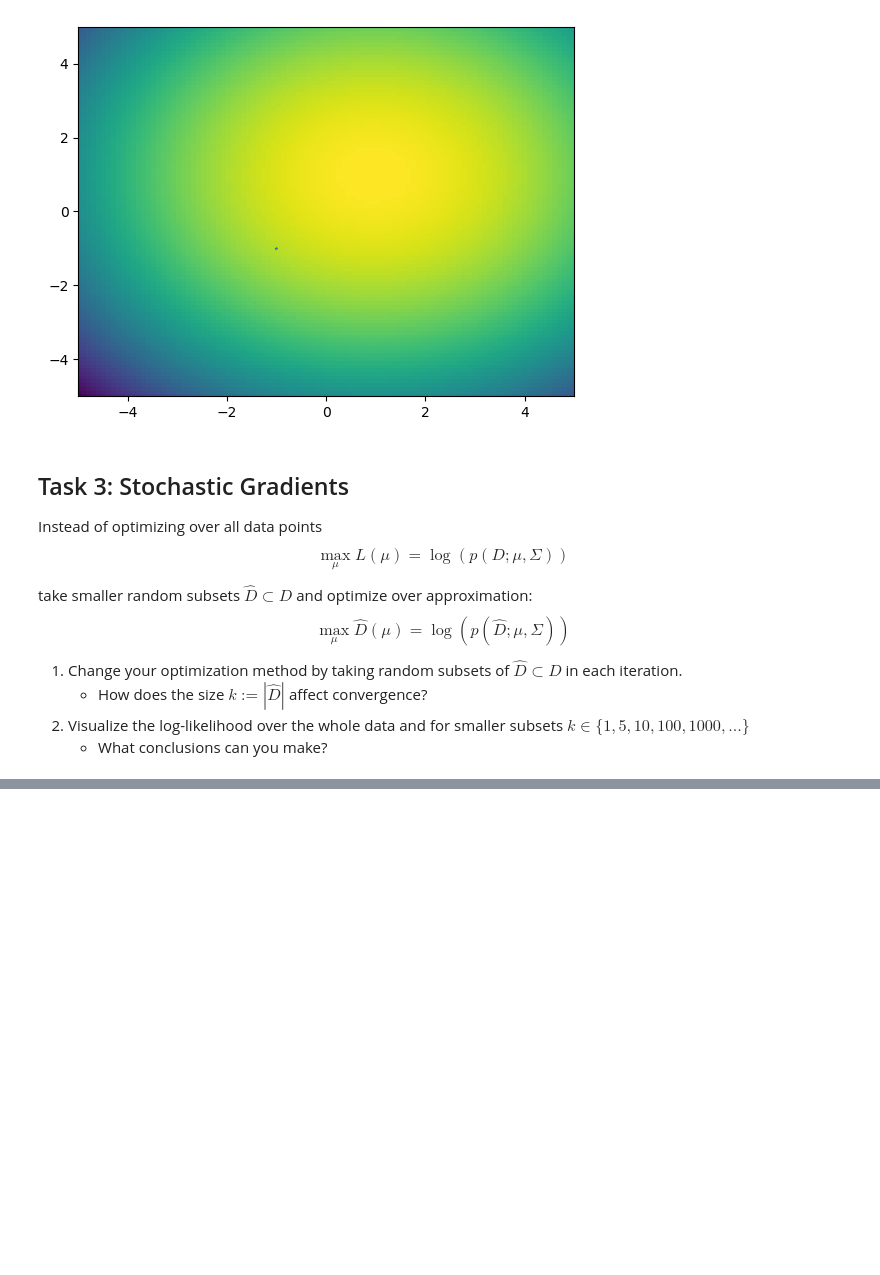
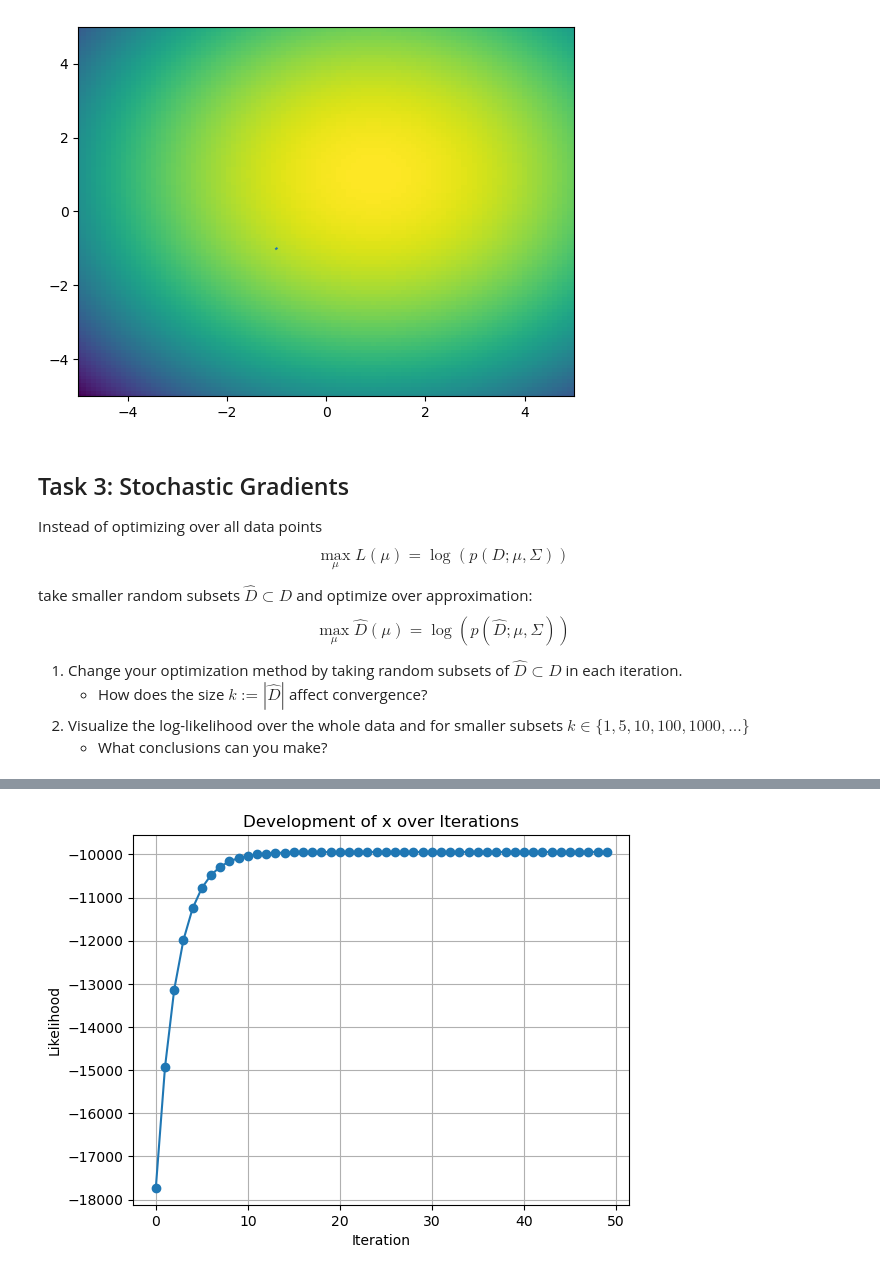
Before and after one commit to aalolexx/TUB-AIA-exercise-notebooks, a Jupyter notebook: assignment-1/a1_2/a1_2.ipynb, the cells around one changed output, grey strips where cells are left out. Cells and saved outputs as stored; diff of their text form; code cells hidden in the pictures; blank space fills up the shorter version.

Commit message:
Assignment 1.2: Implemented Code Task 3

```diff
--- a/assignment-1/a1_2/a1_2.ipynb
+++ b/assignment-1/a1_2/a1_2.ipynb
@@ -283,3 +292,85 @@ take smaller random subsets $\hat{D} \subset D$ and optimize over approximation:
     - How does the size $k:=|\hat{D}|$ affect convergence?
 2. Visualize the log-likelihood over the whole data and for smaller subsets $k \in \{1, 5, 10, 100, 1000, ...\}$
     - What conclusions can you make?
+# %%
+# Based on code from Task 1
+
+mu, sigma = np.ones(2), 5*np.eye(2)
+
+X = torch.tensor(data,dtype=torch.float64)  # data samples as tensor
+
+mu_f = torch.tensor([-1,-1],dtype=torch.float64, requires_grad=True) # 2D vector
+sigma_f =  torch.tensor(sigma,dtype=torch.float64) # 2D convariance matrix
+
+learning_rate = 0.0001
+
+lhoods_f = []
+mus_f = []
+
+def get_random_batch(X, batch_size=1000, seed=None):
+    if seed is not None:
+        np.random.seed(seed)
+    num_samples = X.size(0)
+    random_indices = np.random.choice(num_samples, batch_size, replace=False)
+    random_batch = X[random_indices]
+    return random_batch
+
+for i in range(50):
+    # Likelihood with all data
+    likelihood_f = L(X, mu_f, sigma_f)
+    likelihood_f.backward()
+    with torch.no_grad():
+        mu_f += learning_rate * mu_f.grad
+        mus_f.append(torch.clone(mu_f))
+        lhoods_f.append(likelihood_f.numpy())
+    mu_f.grad.zero_()
+
+
+print("Likelihoods w full X: ")
+plt.plot(lhoods_f, marker='o')
+plt.title('Development of x over Iterations')
+plt.xlabel('Iteration')
+plt.ylabel('Likelihood')
+plt.grid(True)
+plt.show()
+
+#
+# For batch subsets
+#
+
+batch_sizes = [1, 5, 10, 100, 1000, 5000]
+for batch_size in batch_sizes:
+    mu_b = torch.tensor([-1,-1],dtype=torch.float64, requires_grad=True) # 2D vector
+    sigma_b = torch.tensor(sigma,dtype=torch.float64) # 2D convariance matrix
+
+    lhoods_b = []
+    mus_b = []
+
+    for i in range(50):
+        # Likelihood with just a small random batch of the data
+        X_batch = get_random_batch(X, batch_size)
+        likelihood_b = L(X_batch, mu_b, sigma_b)
+        likelihood_b.backward()
+        with torch.no_grad():
+            mu_b += learning_rate * mu_b.grad
+            lhoods_b.append(likelihood_b.numpy())
+            mus_b.append(torch.clone(mu_b))
+        mu_b.grad.zero_()
+
+    print("Likelihoods w batched X (n=" + str(batch_size) + "): ")
+    plt.plot(lhoods_b, marker='o')
+    plt.title('Development of x over Iterations')
+    plt.xlabel('Iteration')
+    plt.ylabel('Likelihood')
+    plt.grid(True)
+    plt.show()
+
+    mus_f = np.array(mus_f)
+    # Adjust layout to prevent overlap
+    plt.tight_layout()
+    # Show the figure with subplots
+    plt.show()
+
+#vizualize(X,mus_f,sigma_f)
+#vizualize(X,mus_b,sigma_b)
+# %% [output]
@@ -285,0 +378 @@ take smaller random subsets $\hat{D} \subset D$ and optimize over approximation:
+[figure, added]
```
Also changed, not shown: parts of 5 cells of this notebook, 3 other files.
